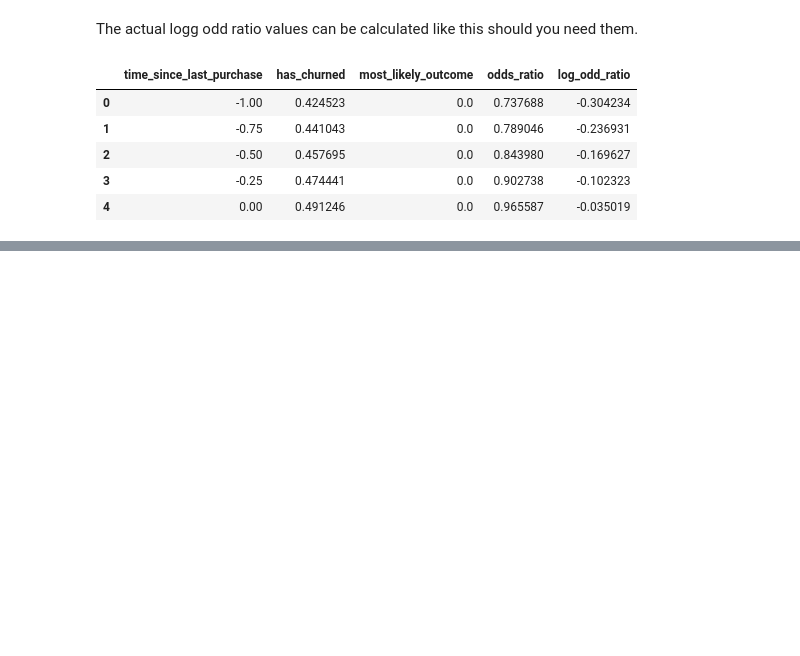
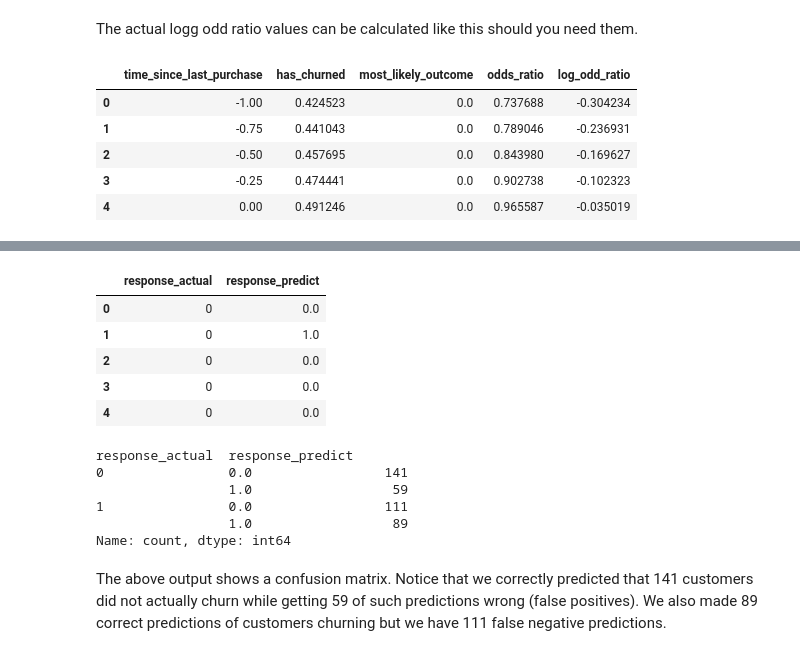
Before and after one commit to drksz/Learning-ML, a Jupyter notebook: LogisticRegression.ipynb, the cells around one changed output, grey strips where cells are left out. Saved outputs shown, nothing was run; the diff lists cells and outputs as text; code cells hidden in the pictures; blank space fills up the shorter version.

Commit message:
started final logit model lesson

```diff
--- a/LogisticRegression.ipynb
+++ b/LogisticRegression.ipynb
@@ -226,0 +247,32 @@ predict_data.head()
+# %%
+# Get the actual responses and the rounded prediction probabilities
+actual_response = churn['has_churned']
+predict_response = np.round(churn_logit.predict())
+# %%
+# Create a dataframe with the two series above
+outcomes = pd.DataFrame({
+    'response_actual':actual_response,
+    'response_predict':predict_response
+})
+
+outcomes.head()
+# %% [output]
+|  | response_actual | response_predict |
+| 0 | 0 | 0.0 |
+| 1 | 0 | 1.0 |
+| 2 | 0 | 0.0 |
+| 3 | 0 | 0.0 |
+| 4 | 0 | 0.0 |
+# %%
+# Call value_counts() to get the count of each combination of responses
+outcomes.value_counts(sort=False)
+
+# Alternatively, the confusion matrix can be made as an array like this
+# conf_matrix = churn_logit.pred_table()
+# %% [output]
+response_actual  response_predict
+0                0.0                 141
+                 1.0                  59
+1                0.0                 111
+                 1.0                  89
+Name: count, dtype: int64
@@ -226,0 +283,2 @@ predict_data.head()
+# %% [markdown]
+The above output shows a confusion matrix. Notice that we correctly predicted that 141 customers did not actually churn while getting 59 of such predictions wrong (false positives). We also made 89 correct predictions of customers churning but we have 111 false negative predictions.
```
Also changed, not shown: parts of 2 cells of this notebook.
